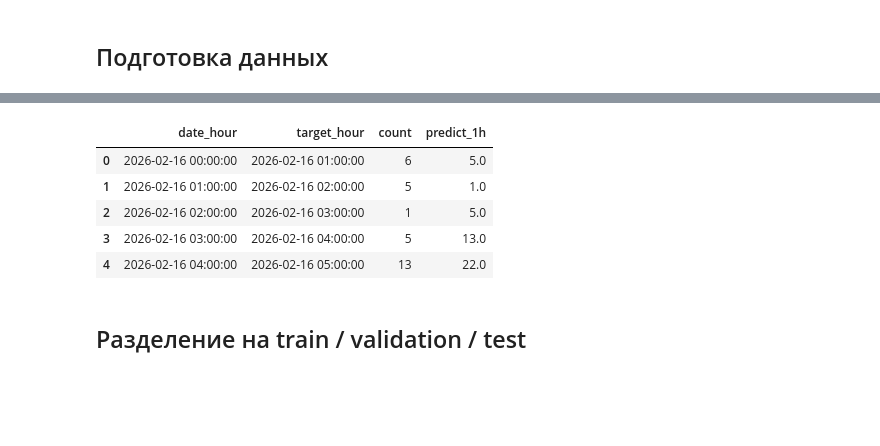
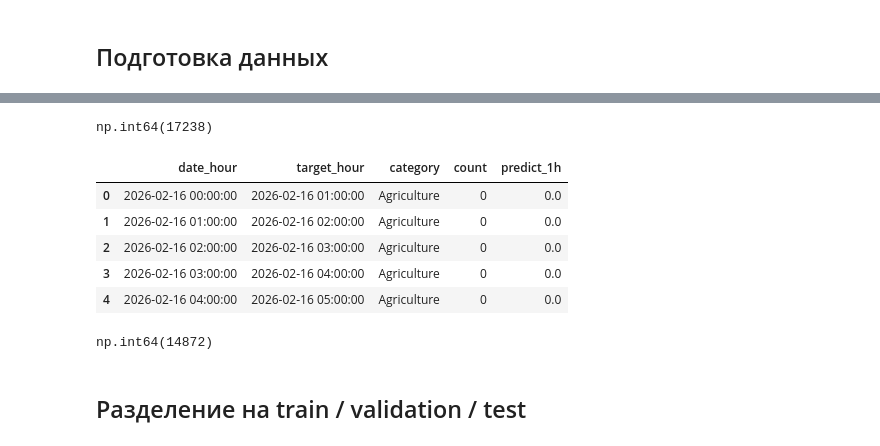
Before and after one commit to d1amp0/turkey-search-demand-map, a Jupyter notebook: ds/ml/predict_result.ipynb, the cells around one changed output, grey strips where cells are left out. Saved outputs shown, nothing was run; the diff lists cells and outputs as text; code cells hidden in the pictures; blank space fills up the shorter version.

```diff
--- a/ds/ml/predict_result.ipynb
+++ b/ds/ml/predict_result.ipynb
@@ -80,2 +112,6 @@ base_df.head()
+# %%
+base_df["count"].sum()
+# %% [output]
+np.int64(17238)
 # %%
 def add_time_features(df: pd.DataFrame) -> pd.DataFrame:
@@ -113,38 +157,60 @@ def add_lag_features(df: pd.DataFrame) -> pd.DataFrame:
 def build_features(df: pd.DataFrame) -> pd.DataFrame:
     return add_lag_features(add_time_features(df))
 # %%
+base_df = base_df.sort_values(["category", "date_hour"]).reset_index(drop=True)
+
 featured_df = build_features(base_df)
-featured_df["predict_1h"] = featured_df["count"].shift(-1)
+
+featured_df["predict_1h"] = (
+    featured_df.groupby("category")["count"].shift(-1)
+)
 featured_df["target_hour"] = featured_df["date_hour"] + pd.Timedelta(hours=1)
 
 excluded_dates = featured_df["month"].eq(2) & featured_df["day"].isin([14, 15, 25])
-recursive_base_df = base_df.loc[~excluded_dates.to_numpy()].reset_index(drop=True)
+
+base_excluded_dates = (
+    base_df["date_hour"].dt.month.eq(2)
+    & base_df["date_hour"].dt.day.isin([14, 15, 25])
+)
+
+recursive_base_df = base_df.loc[~base_excluded_dates].reset_index(drop=True)
 featured_df = featured_df.loc[~excluded_dates].reset_index(drop=True)
 
 day_columns = [f"day_of_week_{day}" for day in range(7)]
+category_columns = [
+    col for col in featured_df.columns
+    if col.startswith("category_")
+]
+
 feature_cols = [
     "count",
     "hour_sin",
     "hour_cos",
     "lag_1",
     "lag_2",
     "lag_24",
     "rolling_mean_3",
     "rolling_mean_6",
     "rolling_mean_24",
     "is_weekend",
     *day_columns,
+    *category_columns,
 ]
 
 model_df = featured_df.dropna(subset=feature_cols + ["predict_1h"]).reset_index(drop=True)
-model_df[["date_hour", "target_hour", "count", "predict_1h"]].head()
+
+model_df[["date_hour", "target_hour", "category", "count", "predict_1h"]].head()
 # %% [output]
-|  | date_hour | target_hour | count | predict_1h |
-| 0 | 2026-02-16 00:00:00 | 2026-02-16 01:00:00 | 6 | 5.0 |
-| 1 | 2026-02-16 01:00:00 | 2026-02-16 02:00:00 | 5 | 1.0 |
-| 2 | 2026-02-16 02:00:00 | 2026-02-16 03:00:00 | 1 | 5.0 |
-| 3 | 2026-02-16 03:00:00 | 2026-02-16 04:00:00 | 5 | 13.0 |
-| 4 | 2026-02-16 04:00:00 | 2026-02-16 05:00:00 | 13 | 22.0 |
+|  | date_hour | target_hour | category | count | predict_1h |
+| 0 | 2026-02-16 00:00:00 | 2026-02-16 01:00:00 | Agriculture | 0 | 0.0 |
+| 1 | 2026-02-16 01:00:00 | 2026-02-16 02:00:00 | Agriculture | 0 | 0.0 |
+| 2 | 2026-02-16 02:00:00 | 2026-02-16 03:00:00 | Agriculture | 0 | 0.0 |
+| 3 | 2026-02-16 03:00:00 | 2026-02-16 04:00:00 | Agriculture | 0 | 0.0 |
+| 4 | 2026-02-16 04:00:00 | 2026-02-16 05:00:00 | Agriculture | 0 | 0.0 |
+# %%
+model_df["count"].sum()
+# %% [output]
+np.int64(14872)
 # %% [markdown]
 ## Разделение на train / validation / test
 # %%
```
Also changed, not shown: parts of 4 cells of this notebook, 2 other files.
